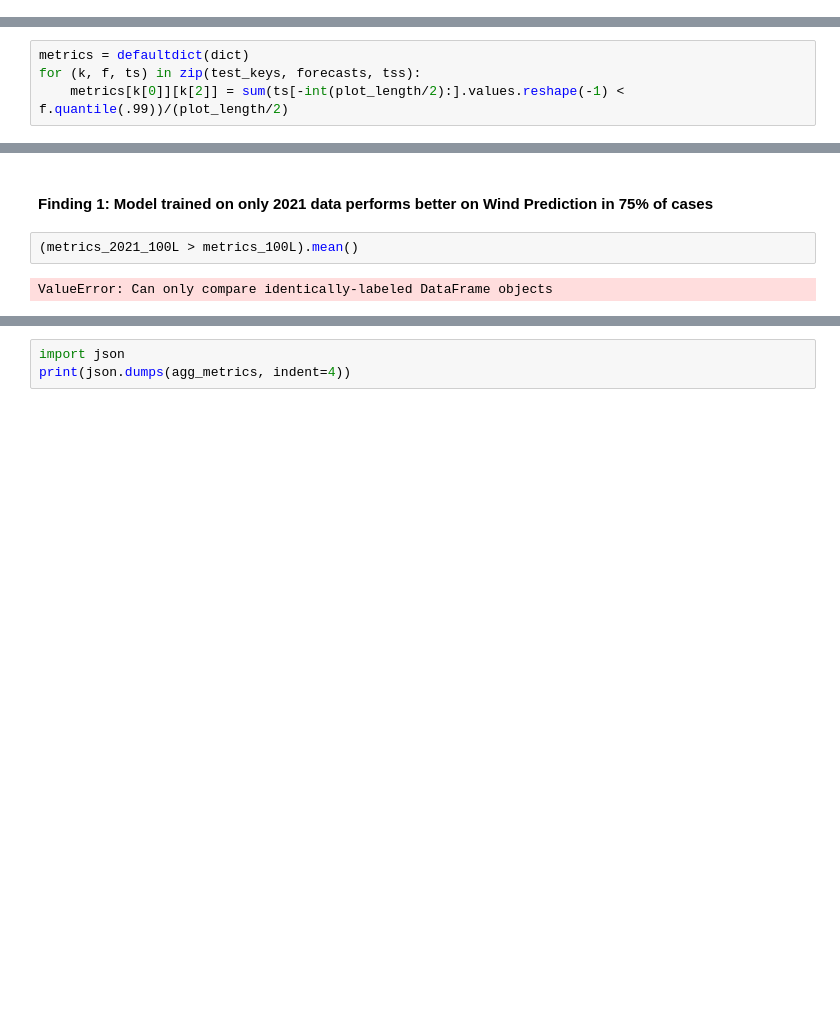
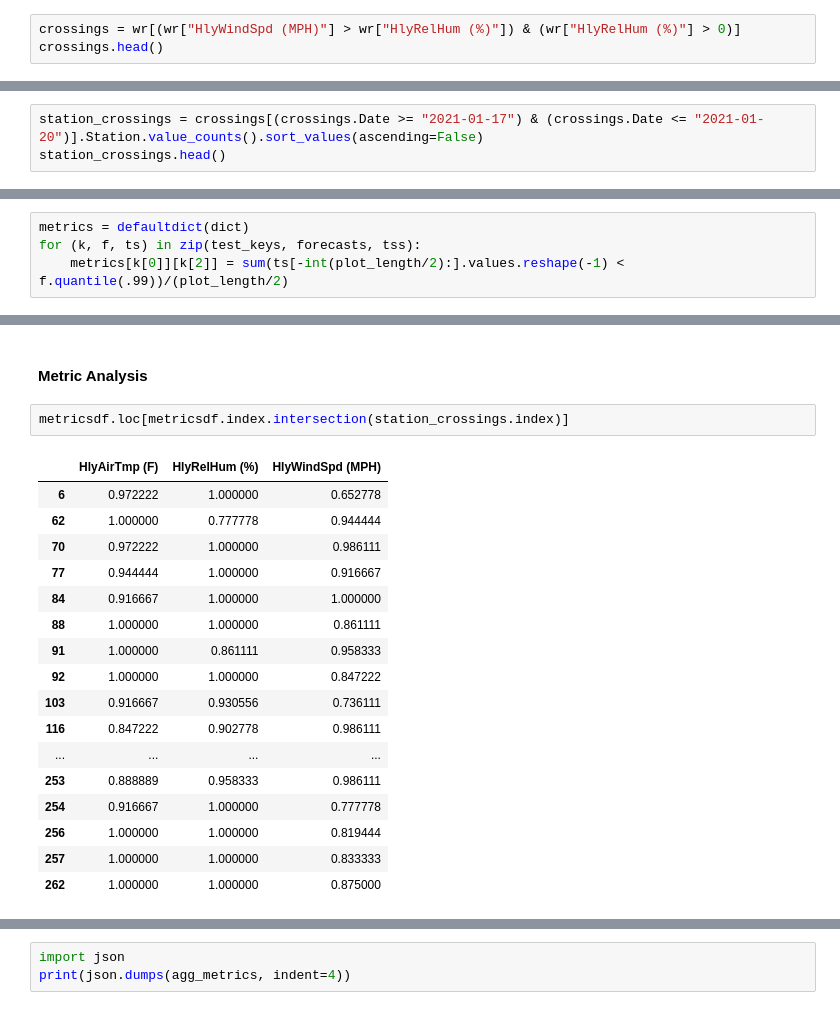
Before and after one commit to tomityrrell/psps-analysis, a Jupyter notebook: notebooks/Gluon-TS.ipynb, the cells around one changed output, grey strips where cells are left out. Drawn from its saved outputs; the diff is of its cells as text; blank space fills up the shorter version.

```diff
--- a/notebooks/Gluon-TS.ipynb
+++ b/notebooks/Gluon-TS.ipynb
@@ -185,0 +188,3 @@ for (year, v_ax) in zip(["2020", "2019", "2018"], ax):
+# %%
+crossings = wr[(wr["HlyWindSpd (MPH)"] > wr["HlyRelHum (%)"]) & (wr["HlyRelHum (%)"] > 0)]
+crossings.head()
@@ -185,0 +206,3 @@ for (year, v_ax) in zip(["2020", "2019", "2018"], ax):
+# %%
+station_crossings = crossings[(crossings.Date >= "2021-01-17") & (crossings.Date <= "2021-01-20")].Station.value_counts().sort_values(ascending=False)
+station_crossings.head()
@@ -409,6 +498,22 @@ mean_metrics
 # %% [markdown]
-#### Finding 1:  Model trained on only 2021 data performs better on Wind Prediction in 75% of cases
+#### Metric Analysis
-# %%
-(metrics_2021_100L > metrics_100L).mean()
-# %% [output]
-ValueError: Can only compare identically-labeled DataFrame objects
+# %%
+metricsdf.loc[metricsdf.index.intersection(station_crossings.index)]
+# %% [output]
+|  | HlyAirTmp (F) | HlyRelHum (%) | HlyWindSpd (MPH) |
+| 6 | 0.972222 | 1.000000 | 0.652778 |
+| 62 | 1.000000 | 0.777778 | 0.944444 |
+| 70 | 0.972222 | 1.000000 | 0.986111 |
+| 77 | 0.944444 | 1.000000 | 0.916667 |
+| 84 | 0.916667 | 1.000000 | 1.000000 |
+| 88 | 1.000000 | 1.000000 | 0.861111 |
+| 91 | 1.000000 | 0.861111 | 0.958333 |
+| 92 | 1.000000 | 1.000000 | 0.847222 |
+| 103 | 0.916667 | 0.930556 | 0.736111 |
+| 116 | 0.847222 | 0.902778 | 0.986111 |
+| ... | ... | ... | ... |
+| 253 | 0.888889 | 0.958333 | 0.986111 |
+| 254 | 0.916667 | 1.000000 | 0.777778 |
+| 256 | 1.000000 | 1.000000 | 0.819444 |
+| 257 | 1.000000 | 1.000000 | 0.833333 |
+| 262 | 1.000000 | 1.000000 | 0.875000 |
```
Also changed, not shown: parts of 33 cells of this notebook, 1 other file.
